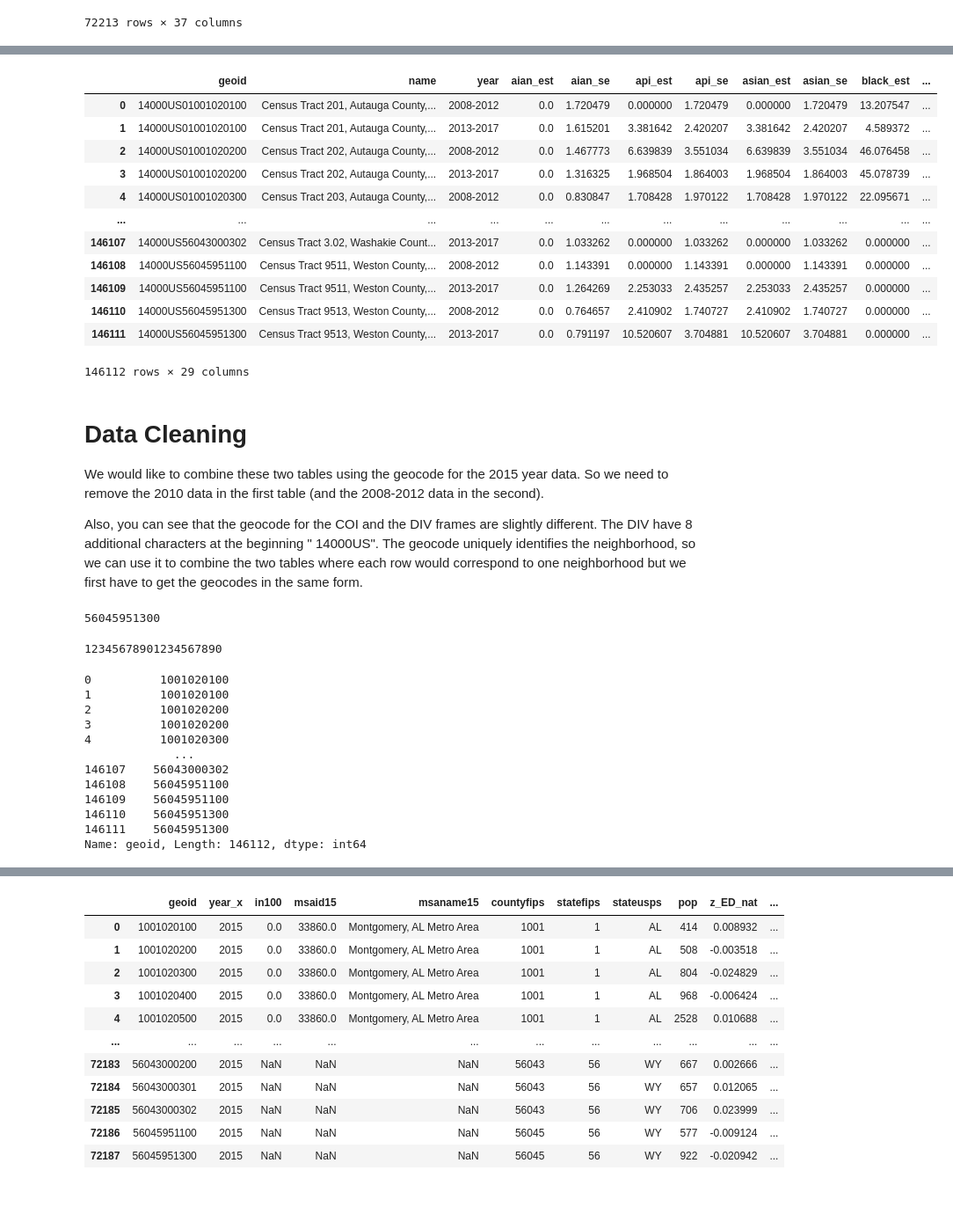
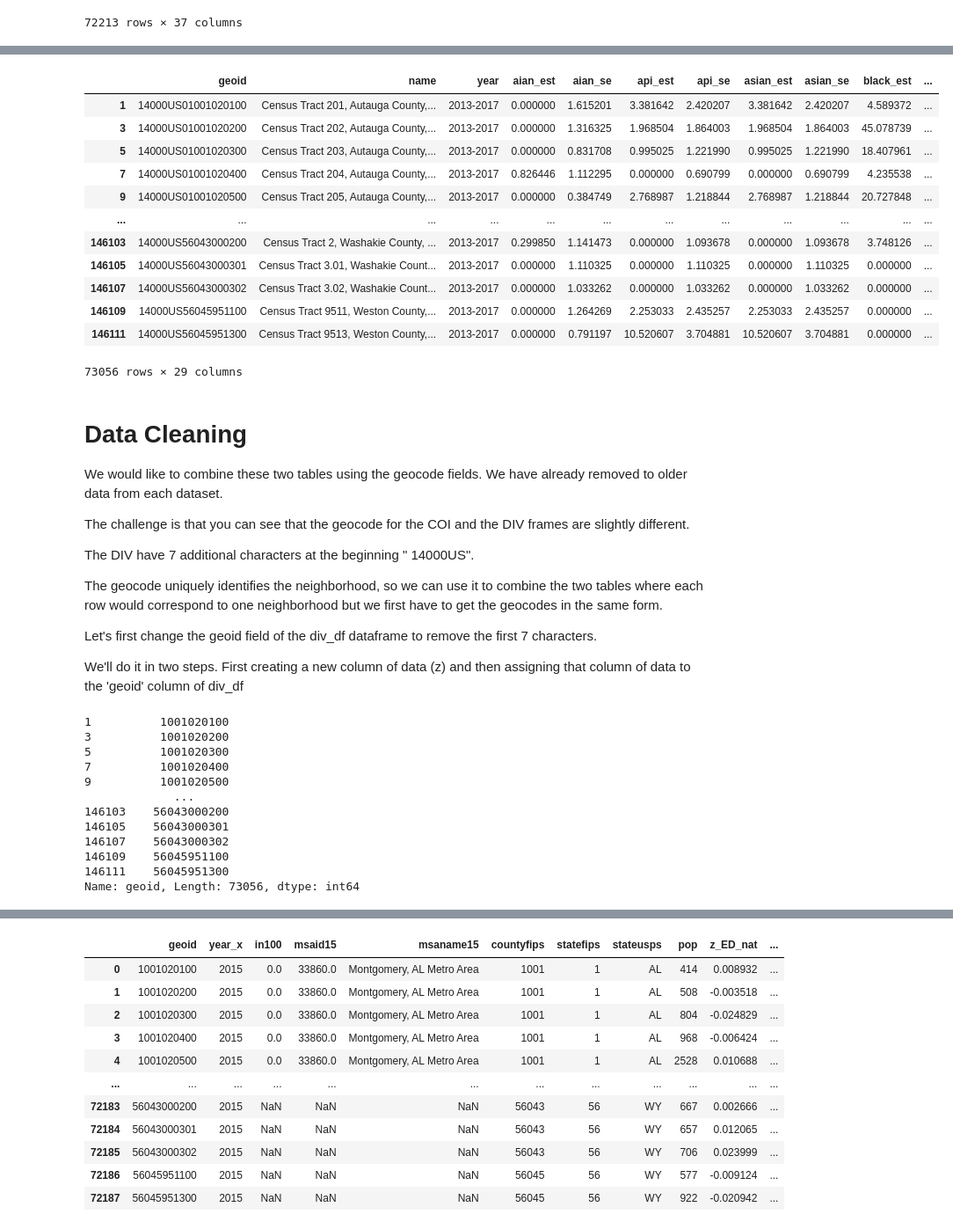
Before and after one commit to tjhickey724/cs103a, a Jupyter notebook: ChildOpportunity.ipynb, the cells around one changed output, grey strips where cells are left out. Shown: that part at 88% size. Cells and saved outputs as stored; diff of their text form; code cells hidden in the pictures; blank space fills up the shorter version.

```diff
--- a/ChildOpportunity.ipynb
+++ b/ChildOpportunity.ipynb
@@ -60,47 +82,48 @@ div_df = pd.read_csv('data/DiversityDataKids/demographics/01001_3_P_140_5.csv')
-# %%
-div_df
-# %% [output]
-|  | geoid | name | year | aian_est | aian_se | api_est | api_se | asian_est | asian_se | black_est | ... |
-| 0 | 14000US01001020100 | Census Tract 201, Autauga County,... | 2008-2012 | 0.0 | 1.720479 | 0.000000 | 1.720479 | 0.000000 | 1.720479 | 13.207547 | ... |
-| 1 | 14000US01001020100 | Census Tract 201, Autauga County,... | 2013-2017 | 0.0 | 1.615201 | 3.381642 | 2.420207 | 3.381642 | 2.420207 | 4.589372 | ... |
-| 2 | 14000US01001020200 | Census Tract 202, Autauga County,... | 2008-2012 | 0.0 | 1.467773 | 6.639839 | 3.551034 | 6.639839 | 3.551034 | 46.076458 | ... |
-| 3 | 14000US01001020200 | Census Tract 202, Autauga County,... | 2013-2017 | 0.0 | 1.316325 | 1.968504 | 1.864003 | 1.968504 | 1.864003 | 45.078739 | ... |
-| 4 | 14000US01001020300 | Census Tract 203, Autauga County,... | 2008-2012 | 0.0 | 0.830847 | 1.708428 | 1.970122 | 1.708428 | 1.970122 | 22.095671 | ... |
-| ... | ... | ... | ... | ... | ... | ... | ... | ... | ... | ... | ... |
-| 146107 | 14000US56043000302 | Census Tract 3.02, Washakie Count... | 2013-2017 | 0.0 | 1.033262 | 0.000000 | 1.033262 | 0.000000 | 1.033262 | 0.000000 | ... |
-| 146108 | 14000US56045951100 | Census Tract 9511, Weston County,... | 2008-2012 | 0.0 | 1.143391 | 0.000000 | 1.143391 | 0.000000 | 1.143391 | 0.000000 | ... |
-| 146109 | 14000US56045951100 | Census Tract 9511, Weston County,... | 2013-2017 | 0.0 | 1.264269 | 2.253033 | 2.435257 | 2.253033 | 2.435257 | 0.000000 | ... |
-| 146110 | 14000US56045951300 | Census Tract 9513, Weston County,... | 2008-2012 | 0.0 | 0.764657 | 2.410902 | 1.740727 | 2.410902 | 1.740727 | 0.000000 | ... |
-| 146111 | 14000US56045951300 | Census Tract 9513, Weston County,... | 2013-2017 | 0.0 | 0.791197 | 10.520607 | 3.704881 | 10.520607 | 3.704881 | 0.000000 | ... |
-146112 rows × 29 columns
+# %%
+div_df = div_df[ div_df['year']=='2013-2017']
+div_df = div_df.copy()  # we want to throw away the earlier year data
+div_df
+# %% [output]
+|  | geoid | name | year | aian_est | aian_se | api_est | api_se | asian_est | asian_se | black_est | ... |
+| 1 | 14000US01001020100 | Census Tract 201, Autauga County,... | 2013-2017 | 0.000000 | 1.615201 | 3.381642 | 2.420207 | 3.381642 | 2.420207 | 4.589372 | ... |
+| 3 | 14000US01001020200 | Census Tract 202, Autauga County,... | 2013-2017 | 0.000000 | 1.316325 | 1.968504 | 1.864003 | 1.968504 | 1.864003 | 45.078739 | ... |
+| 5 | 14000US01001020300 | Census Tract 203, Autauga County,... | 2013-2017 | 0.000000 | 0.831708 | 0.995025 | 1.221990 | 0.995025 | 1.221990 | 18.407961 | ... |
+| 7 | 14000US01001020400 | Census Tract 204, Autauga County,... | 2013-2017 | 0.826446 | 1.112295 | 0.000000 | 0.690799 | 0.000000 | 0.690799 | 4.235538 | ... |
+| 9 | 14000US01001020500 | Census Tract 205, Autauga County,... | 2013-2017 | 0.000000 | 0.384749 | 2.768987 | 1.218844 | 2.768987 | 1.218844 | 20.727848 | ... |
+| ... | ... | ... | ... | ... | ... | ... | ... | ... | ... | ... | ... |
+| 146103 | 14000US56043000200 | Census Tract 2, Washakie County, ... | 2013-2017 | 0.299850 | 1.141473 | 0.000000 | 1.093678 | 0.000000 | 1.093678 | 3.748126 | ... |
+| 146105 | 14000US56043000301 | Census Tract 3.01, Washakie Count... | 2013-2017 | 0.000000 | 1.110325 | 0.000000 | 1.110325 | 0.000000 | 1.110325 | 0.000000 | ... |
+| 146107 | 14000US56043000302 | Census Tract 3.02, Washakie Count... | 2013-2017 | 0.000000 | 1.033262 | 0.000000 | 1.033262 | 0.000000 | 1.033262 | 0.000000 | ... |
+| 146109 | 14000US56045951100 | Census Tract 9511, Weston County,... | 2013-2017 | 0.000000 | 1.264269 | 2.253033 | 2.435257 | 2.253033 | 2.435257 | 0.000000 | ... |
+| 146111 | 14000US56045951300 | Census Tract 9513, Weston County,... | 2013-2017 | 0.000000 | 0.791197 | 10.520607 | 3.704881 | 10.520607 | 3.704881 | 0.000000 | ... |
+73056 rows × 29 columns
 # %% [markdown]
 # Data Cleaning
-We would like to combine these two tables using the geocode for the 2015 year data.
-So we need to remove the 2010 data in the first table (and the 2008-2012 data in the second).
+We would like to combine these two tables using the geocode fields. We have already removed to older data from each dataset.
 
-Also, you can see that the geocode for the COI and the DIV frames are slightly different. The DIV have 8 additional characters at the beginning " 14000US". The geocode uniquely identifies the neighborhood, so we can use it to combine the two tables where each row would correspond to one neighborhood but we first have to get the geocodes in the same form.
+The challenge is that you can see that the geocode for the COI and the DIV frames are slightly different.
+
+The DIV have 7 additional characters at the beginning " 14000US".
+
+The geocode uniquely identifies the neighborhood, so we can use it to combine the two tables where each row would correspond to one neighborhood but we first have to get the geocodes in the same form.
+
+Let's first change the geoid field of the div_df dataframe to remove the first 7 characters.
+
+We'll do it in two steps. First creating a new column of data (z) and then assigning that column of data to the 'geoid' column of div_df
-# %%
-int(div_df['geoid'][146111][7:])
-# %% [output]
-56045951300
-# %%
-int('12345678901234567890')
-# %% [output]
-12345678901234567890
 # %%
 z = div_df['geoid'].apply(lambda x: int(x[7:]))
 z
 # %% [output]
-0          1001020100
 1          1001020100
-2          1001020200
 3          1001020200
-4          1001020300
+5          1001020300
+7          1001020400
+9          1001020500
              ...
+146103    56043000200
+146105    56043000301
 146107    56043000302
-146108    56045951100
 146109    56045951100
-146110    56045951300
 146111    56045951300
-Name: geoid, Length: 146112, dtype: int64
+Name: geoid, Length: 73056, dtype: int64
 # %%
```
Also changed, not shown: parts of 29 cells of this notebook, 1 other file.
